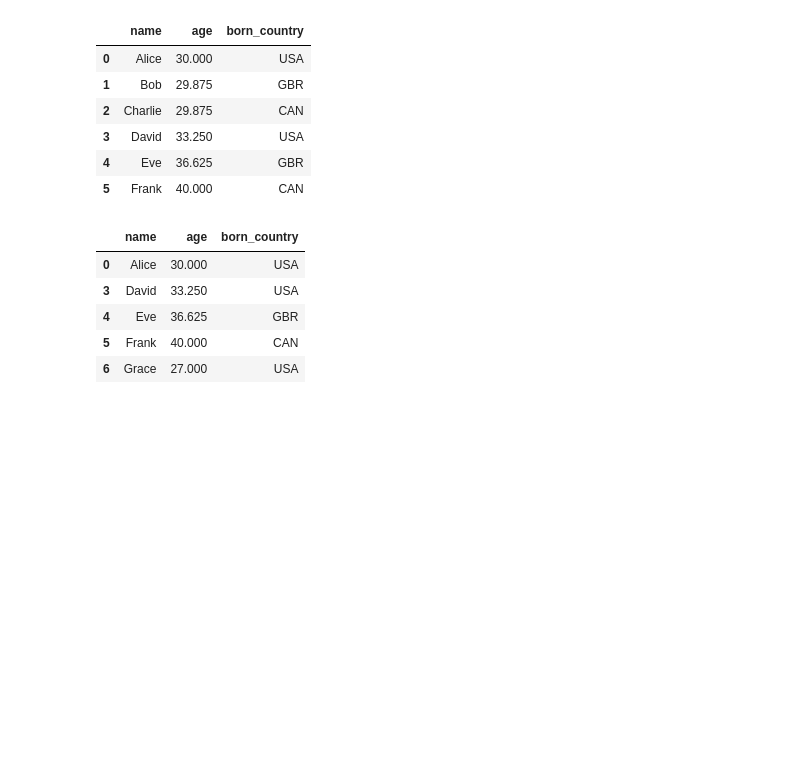
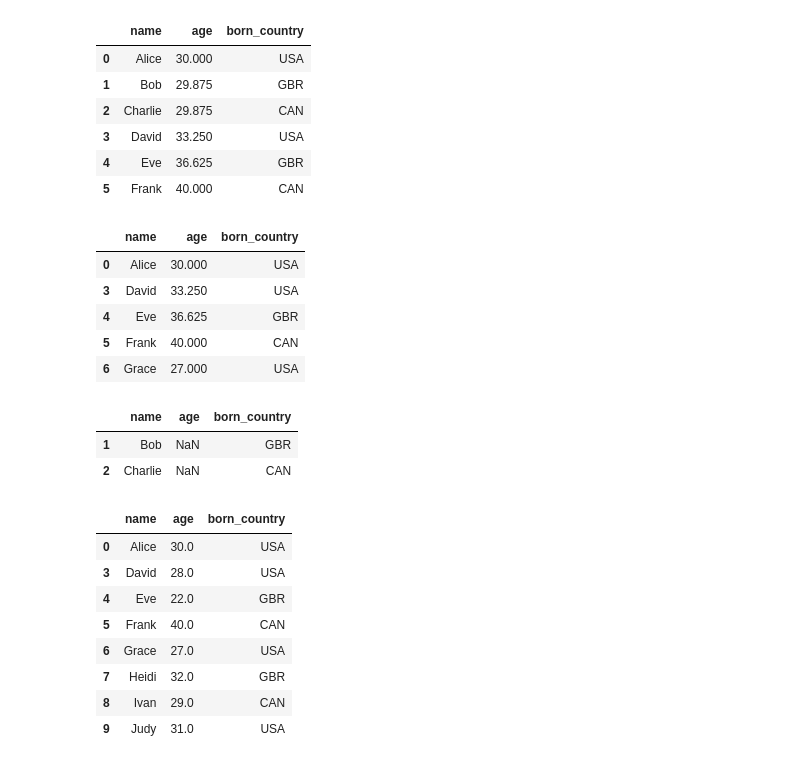
Before and after one commit to akshayupadhayay/pandas, a Jupyter notebook: notebooks/operations.ipynb, the cells around one changed output. Cells and saved outputs as stored; diff of their text form; code cells hidden in the pictures; blank space fills up the shorter version.

Commit message:
handling null values 2

```diff
--- a/notebooks/operations.ipynb
+++ b/notebooks/operations.ipynb
@@ -789,3 +789,25 @@ people.head(5)
 | 4 | Eve | 36.625 | GBR |
 | 5 | Frank | 40.000 | CAN |
 | 6 | Grace | 27.000 | USA |
+# %%
+# to select rows where the 'age' column has null values. This will return a new dataframe with only the rows where 'age' is null.
+people = pd.read_csv('../data/external/some-people.csv')
+people.loc[1:2, 'age'] = np.nan
+people.loc[people['age'].isna()]
+# %% [output]
+|  | name | age | born_country |
+| 1 | Bob | NaN | GBR |
+| 2 | Charlie | NaN | CAN |
+# %%
+# to select rows where the 'age' column does not have null values. This will return a new dataframe with only the rows where 'age' is not null.
+people.loc[people['age'].notna()]
+# %% [output]
+|  | name | age | born_country |
+| 0 | Alice | 30.0 | USA |
+| 3 | David | 28.0 | USA |
+| 4 | Eve | 22.0 | GBR |
+| 5 | Frank | 40.0 | CAN |
+| 6 | Grace | 27.0 | USA |
+| 7 | Heidi | 32.0 | GBR |
+| 8 | Ivan | 29.0 | CAN |
+| 9 | Judy | 31.0 | USA |
```
